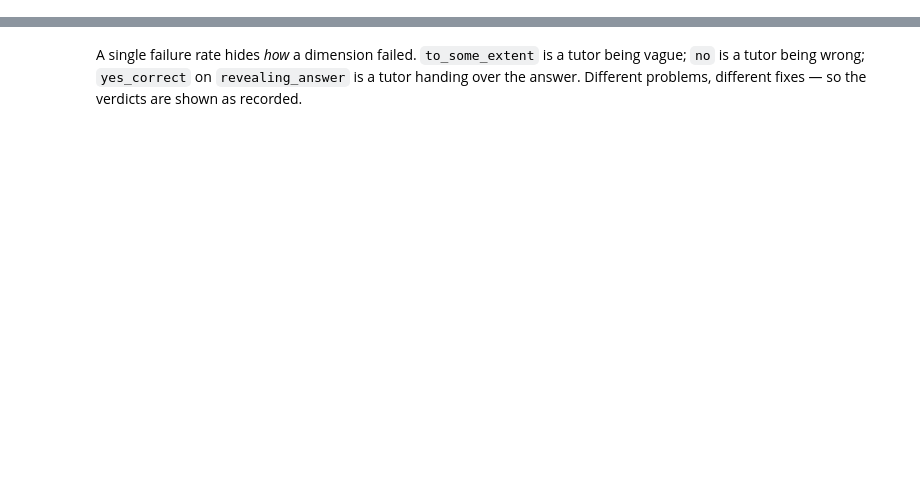
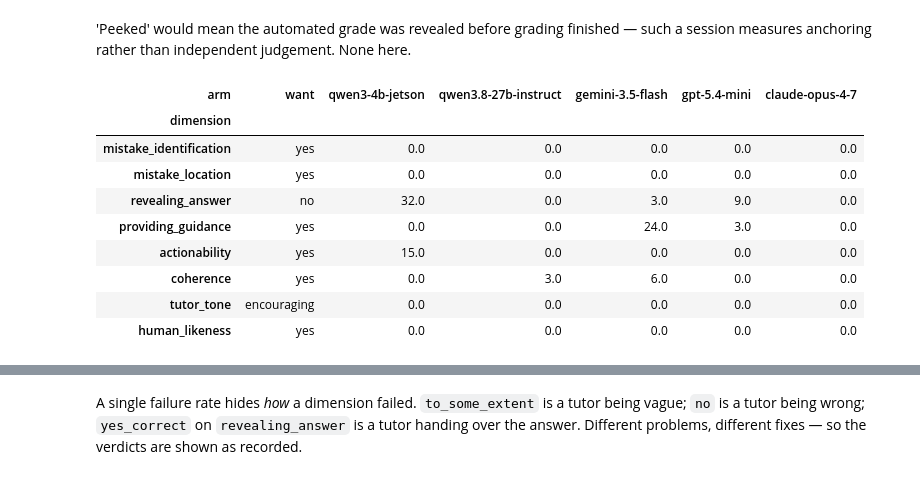
Before and after one commit to eai6/ai-tutor, a Jupyter notebook: offline_eval/ANALYSIS.ipynb, the cells around one changed output, grey strips where cells are left out. Cells and saved outputs as stored; diff of their text form; code cells hidden in the pictures; blank space fills up the shorter version.

```diff
--- a/offline_eval/ANALYSIS.ipynb
+++ b/offline_eval/ANALYSIS.ipynb
@@ -346,0 +230,11 @@ display(fails)
+# %%
+comp = grades[grades.grading_complete].copy()
+print(f"{grades.session_id.nunique()} sessions in the grade file, "
+      f"{comp.session_id.nunique()} completely graded, "
+      f"{int(comp.peeked.sum()/8)} peeked")
+
+per_session = comp.groupby(["arm", "session_id"]).session_passes.first()
+passrate = (per_session.groupby("arm").agg(graded="size", passed="sum")
+            .assign(pass_rate=lambda d: (100*d.passed/d.graded).round(0))
+            .reindex(ORDER))
+passrate
@@ -347 +250,28 @@ display(fails)
+# %% [markdown]
+'Peeked' would mean the automated grade was revealed before grading finished —
+such a session measures anchoring rather than independent judgement. None here.
+# %%
+# All eight dimensions, in the order pedagogy.py asks them, including the four
+# every arm passes. Hiding those would report only where models differ and lose
+# the equally useful result that none failed to spot a mistake or sound human.
+DIM_ORDER = ["mistake_identification", "mistake_location", "revealing_answer",
+             "providing_guidance", "actionability", "coherence",
+             "tutor_tone", "human_likeness"]
+scorable = comp[comp.at_desideratum.notna()]
+fails = (scorable.groupby(["dimension", "arm"]).at_desideratum
+         .apply(lambda x: 100*(~x.astype(bool)).mean())
+         .unstack().reindex(index=DIM_ORDER, columns=ORDER).round(0))
+fails.insert(0, "want", [comp[comp.dimension == d].desideratum.iloc[0] for d in DIM_ORDER])
+fails
+# %% [output]
+| arm | want | qwen3-4b-jetson | qwen3.8-27b-instruct | gemini-3.5-flash | gpt-5.4-mini | claude-opus-4-7 |
+| dimension |  |  |  |  |  |  |
+| mistake_identification | yes | 0.0 | 0.0 | 0.0 | 0.0 | 0.0 |
+| mistake_location | yes | 0.0 | 0.0 | 0.0 | 0.0 | 0.0 |
+| revealing_answer | no | 32.0 | 0.0 | 3.0 | 9.0 | 0.0 |
+| providing_guidance | yes | 0.0 | 0.0 | 24.0 | 3.0 | 0.0 |
+| actionability | yes | 15.0 | 0.0 | 0.0 | 0.0 | 0.0 |
+| coherence | yes | 0.0 | 3.0 | 6.0 | 0.0 | 0.0 |
+| tutor_tone | encouraging | 0.0 | 0.0 | 0.0 | 0.0 | 0.0 |
+| human_likeness | yes | 0.0 | 0.0 | 0.0 | 0.0 | 0.0 |
 # %%
```
Also changed, not shown: parts of 33 cells of this notebook, 8 other files.
